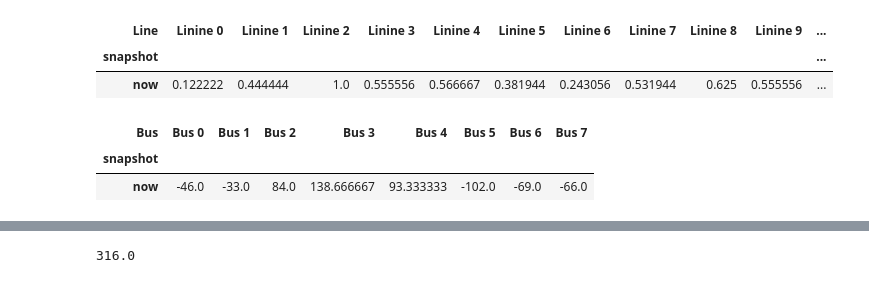
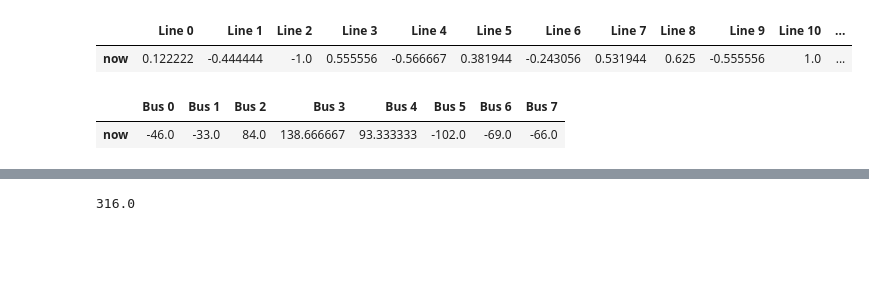
Before and after one commit to eym55/power_grid_sim, a Jupyter notebook: notebooks/lopf_grid.ipynb, the cells around one changed output, grey strips where cells are left out. Cells and saved outputs as stored; diff of their text form; code cells hidden in the pictures; blank space fills up the shorter version.

```diff
--- a/notebooks/lopf_grid.ipynb
+++ b/notebooks/lopf_grid.ipynb
@@ -32,3 +35,31 @@ network.buses.at[network.buses.index[6], 'y'] = 0
 
 network.buses.at[network.buses.index[7], 'x'] = 9
 network.buses.at[network.buses.index[7], 'y'] = 0
+edges = [(0,1),(0,3),(0,4),(0,5),(1,3),(1,7),(1,2),(2,6),(2,7),(3,4),(3,5),(3,6),(5,6),(6,7)]
+for i in range(len(edges)):
+    network.add("Line","Line {}".format(i),
+                bus0="Bus {}".format(edges[i][0]),
+                bus1="Bus {}".format(edges[i][1]),
+                x=0.0001,
+                s_nom=60)
+
+#add a generator at bus 2
+network.add("Generator","Gen 2",
+            bus="Bus 2",
+            p_nom=300,
+            marginal_cost=random.randint(25,75))
+#add a generator at bus 3
+network.add("Generator","Gen 3",
+            bus="Bus 3",
+            p_nom=300,
+            marginal_cost=random.randint(25,75))
+#add a generator at bus 4
+network.add("Generator","Gen 4",
+            bus="Bus 4",
+            p_nom=300,
+            marginal_cost=random.randint(25,75))
+#add loads
+for i in [0,1,5,6,7]:
+    network.add("Load",f"Load {i}",
+                bus=f"Bus {i}",
+                p_set=random.randint(25,125))
@@ -37,9 +65,0 @@ edges = [(0,1),(0,3),(0,4),(0,5),(1,3),(1,7),(1,2),(2,6),(2,7),(3,4),(3,5),(3,6)
-# %%
-#add three lines in a ring
-for i in range(len(edges)):
-    network.add("Line","Linine {}".format(i),
-                bus0="Bus {}".format(edges[i][0]),
-                bus1="Bus {}".format(edges[i][1]),
-                x=0.0001,
-                s_nom=60)
-print(network.lines)
@@ -152,14 +109,12 @@ network.generators_t.p
 # %%
 #Line 1 is congested
-abs(network.lines_t.p0)/network.lines.s_nom
+network.lines_t.p0/network.lines.s_nom
 # %% [output]
-| Line | Linine 0 | Linine 1 | Linine 2 | Linine 3 | Linine 4 | Linine 5 | Linine 6 | Linine 7 | Linine 8 | Linine 9 | ... |
-| snapshot |  |  |  |  |  |  |  |  |  |  | ... |
-| now | 0.122222 | 0.444444 | 1.0 | 0.555556 | 0.566667 | 0.381944 | 0.243056 | 0.531944 | 0.625 | 0.555556 | ... |
+|  | Line 0 | Line 1 | Line 2 | Line 3 | Line 4 | Line 5 | Line 6 | Line 7 | Line 8 | Line 9 | Line 10 | ... |
+| now | 0.122222 | -0.444444 | -1.0 | 0.555556 | -0.566667 | 0.381944 | -0.243056 | 0.531944 | 0.625 | -0.555556 | 1.0 | ... |
 # %%
 #Power flows towards lower voltage angles
 (network.buses_t.p)
 # %% [output]
-| Bus | Bus 0 | Bus 1 | Bus 2 | Bus 3 | Bus 4 | Bus 5 | Bus 6 | Bus 7 |
-| snapshot |  |  |  |  |  |  |  |  |
+|  | Bus 0 | Bus 1 | Bus 2 | Bus 3 | Bus 4 | Bus 5 | Bus 6 | Bus 7 |
 | now | -46.0 | -33.0 | 84.0 | 138.666667 | 93.333333 | -102.0 | -69.0 | -66.0 |
```
Also changed, not shown: parts of 29 cells of this notebook, 1 other file.
